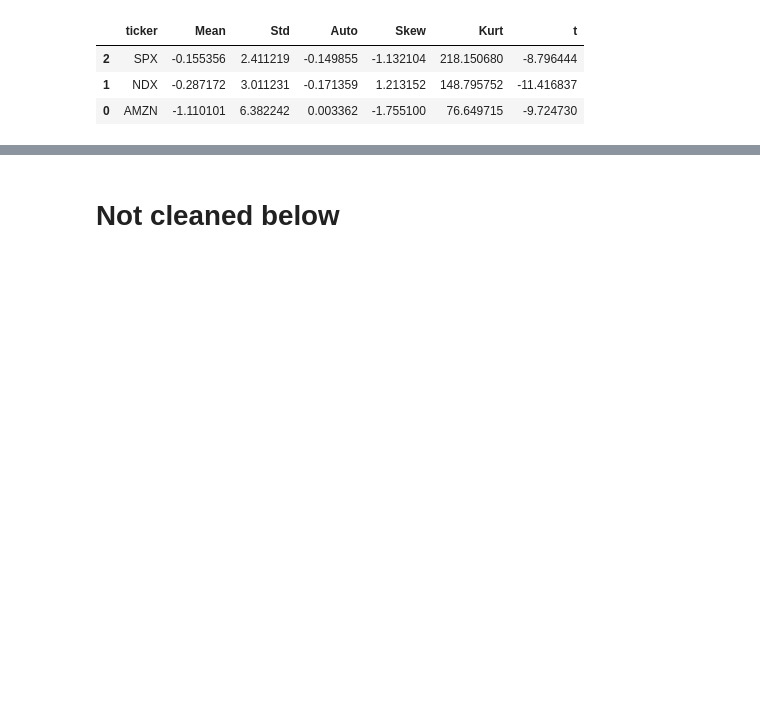
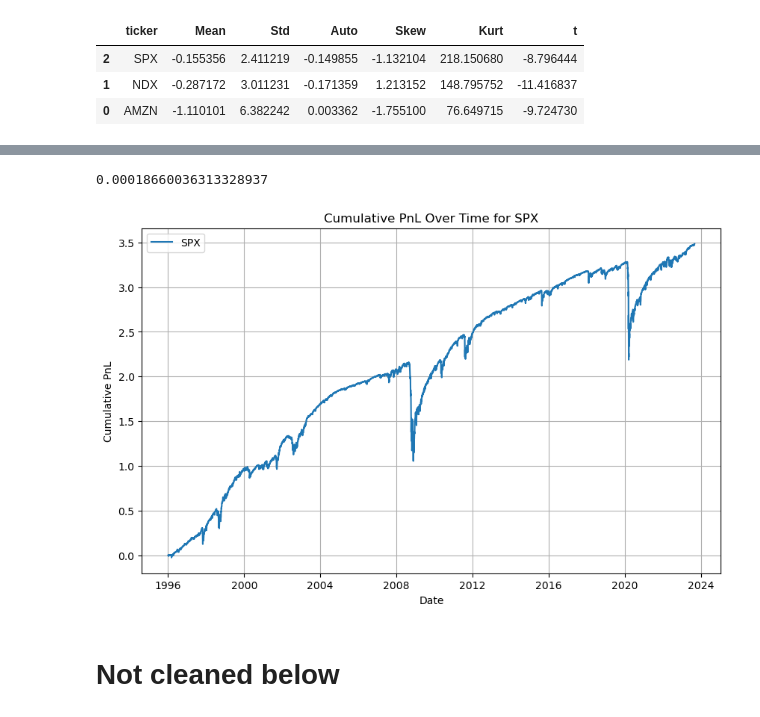
Before and after one commit to MadsHebsgaard/volpy, a Jupyter notebook: axel work.ipynb, the cells around one changed output, grey strips where cells are left out. Cells and saved outputs as stored; diff of their text form; code cells hidden in the pictures; blank space fills up the shorter version.

```diff
--- a/axel work.ipynb
+++ b/axel work.ipynb
@@ -148,0 +149,4 @@ table_lib.CarrWu2009_table_3_choose_stat(summary_dly_df, print_latex = False, st
+# %%
+(summary_dly_df['SW_m1_29']-summary_dly_df['SW_0_29']).median()
+# %% [output]
+0.00018660036313328937
@@ -149,3 +176,36 @@ table_lib.CarrWu2009_table_3_choose_stat(summary_dly_df, print_latex = False, st
+# %%
+import matplotlib.pyplot as plt
+import pandas as pd
+
+def plot_cumulative_pnl(summary_dly_df, ticker):
+    """
+    Plot cumulative PnL over time for a given ticker.
+
+    Forudsætninger:
+      - summary_dly_df indeholder kolonnerne 'date', 'pnl_day' og 'ticker'.
+    """
+    # Sørg for at 'date' er datetime, og sortér data for den angivne ticker
+    summary_dly_df["date"] = pd.to_datetime(summary_dly_df["date"])
+    df_ticker = summary_dly_df[summary_dly_df["ticker"] == ticker].sort_values("date")
+
+    # Beregn den kumulative PnL
+    df_ticker["cum_pnl"] = df_ticker["marketvalue"].cumsum()
+
+    # Plot
+    plt.figure(figsize=(10, 6))
+    plt.plot(df_ticker["date"], df_ticker["cum_pnl"], label=ticker)
+    plt.xlabel("Date")
+    plt.ylabel("Cumulative PnL")
+    plt.title(f"Cumulative PnL Over Time for {ticker}")
+    plt.legend()
+    plt.grid(True)
+    plt.show()
+# %%
+summary_dly_df2 = compute_market_value_short_variance(summary_dly_df2)
+# %%
+plot_cumulative_pnl(summary_dly_df2, "SPX")
+# %% [output]
+[figure, added]
 # %% [markdown]
 # Not cleaned below
 # %%
```
Also changed, not shown: parts of 12 cells of this notebook.
